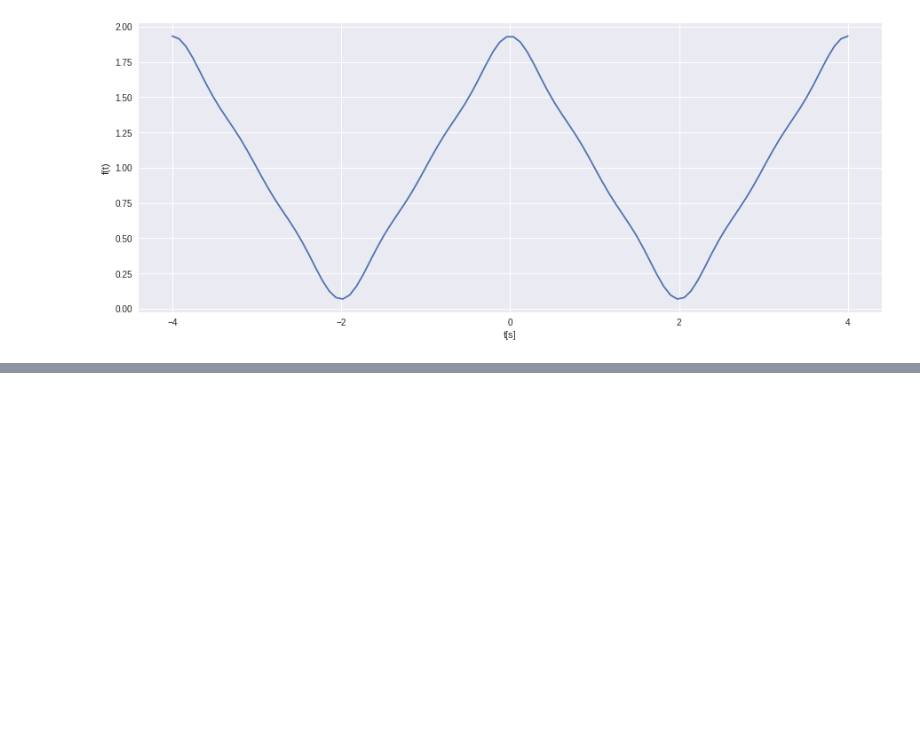
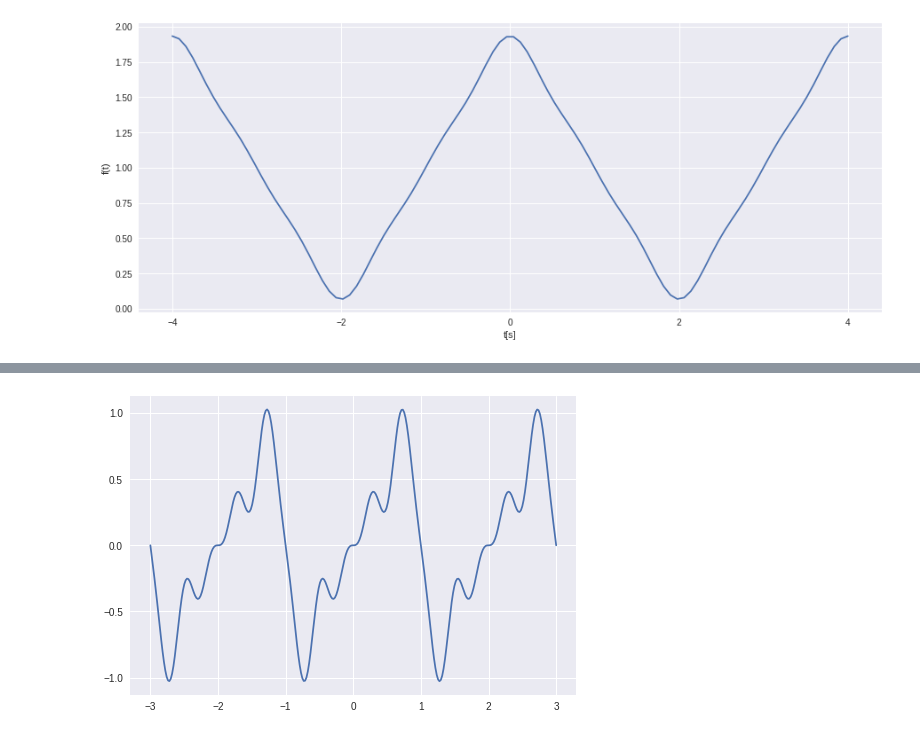
Before and after one commit to sakakendo/notebook, a Jupyter notebook: apm1_4.ipynb, the cells around one changed output, grey strips where cells are left out. Cells and saved outputs as stored; diff of their text form; code cells hidden in the pictures; blank space fills up the shorter version.

```diff
--- a/apm1_4.ipynb
+++ b/apm1_4.ipynb
@@ -40,0 +87,24 @@ plt.show()
+# %%
+#@title グラフ
+import numpy as np
+import matplotlib.pylab as plt
+
+'''
+for i in range(3):
+  a = np.linspace(-3+2*i,-1+2*i,2)
+  b = np.linspace(-3+2*i,-3+2*i,2)
+  y = np.linspace(-1,1,2)
+  plt.plot(a,y,"r-",color='black')
+  plt.plot(b,y,"r-",color='black')
+  '''
+#plt.plot([[1,5]],[1,2],"r-",color='black')
+
+x=np.linspace(-3,3,300)
+
+plt.plot(x,2*(1/np.pi*np.sin(np.pi*x)
+         -1/(2*np.pi)*np.sin(2*np.pi*x)
+        +1/(3*np.pi)*np.sin(3*np.pi*x)
+       -1/(5*np.pi)*np.sin(5*np.pi*x)))
+plt.show()
+# %% [output]
+[figure, added]
```
Also changed, not shown: parts of 14 cells of this notebook.
